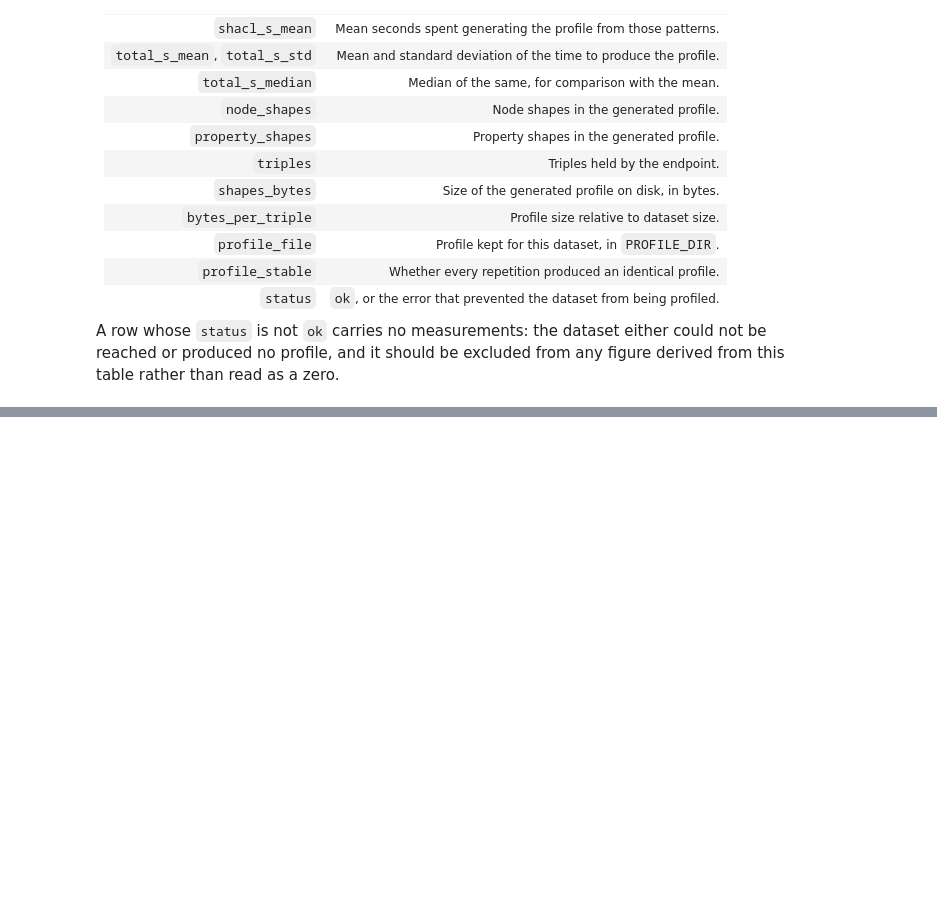
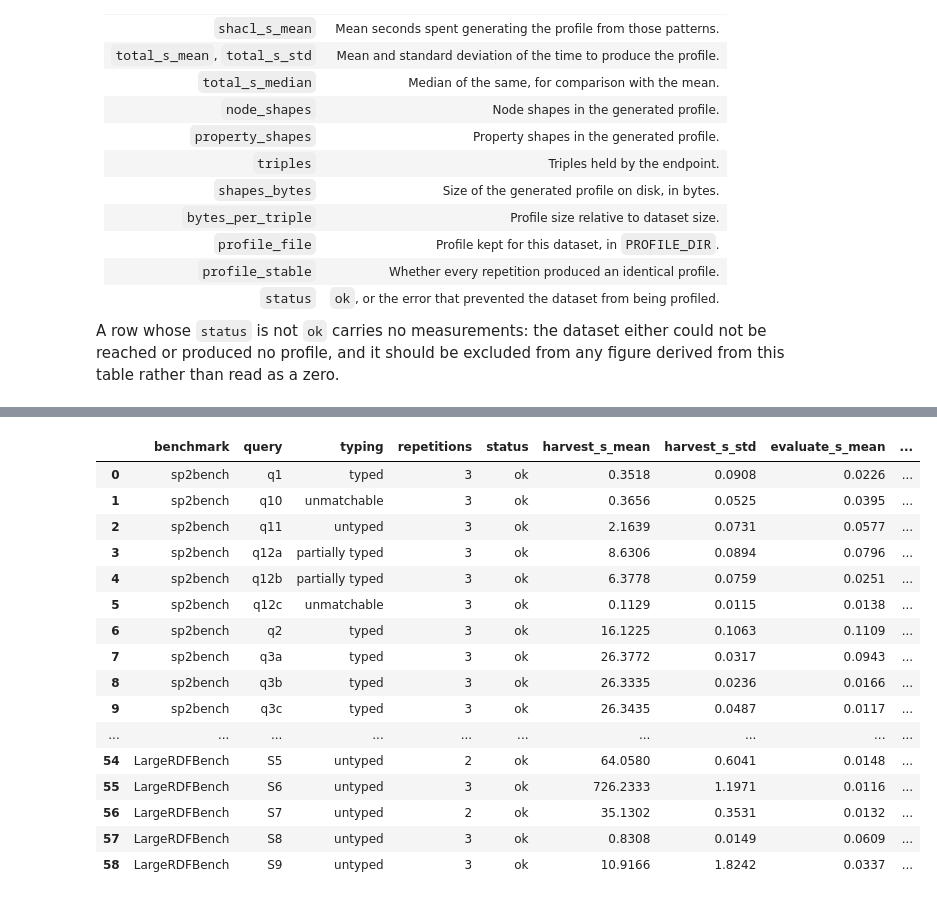
Before and after one commit to Acb897/PhD_Thesis_Benchmarks, a Jupyter notebook: NILE Benchmarks/Benchmarks.ipynb, the cells around one changed output, grey strips where cells are left out. Saved outputs shown, nothing was run; the diff lists cells and outputs as text; code cells hidden in the pictures; blank space fills up the shorter version.

Commit message:
New run after SCARAB fixes

```diff
--- a/NILE Benchmarks/Benchmarks.ipynb
+++ b/NILE Benchmarks/Benchmarks.ipynb
@@ -530,0 +2516,74 @@ Saved to profile_benchmarks.csv (summary) and profile_runs.csv (per run)
+# %%
+# ------------------------------------------------------
+# SCARAB: aggregation and results
+# ------------------------------------------------------
+COST = ["harvest_s", "evaluate_s", "total_s", "source_requests", "source_bytes",
+        "store_requests", "triples", "patterns_full", "patterns_full_filtered",
+        "patterns_bind", "binding_query_s", "publication_s"]
+CORRECTNESS = ["expected_n", "obtained_n", "exact_match", "completeness_bag",
+               "soundness_bag", "completeness_set", "soundness_set"]
+
+
+def aggregate_runs(runs, repeats, discard_first):
+    """One row per query: mean/std of costs, last-run correctness, stability."""
+    ok = runs[runs["status"] == "ok"]  # costs come from successful runs only
+    if discard_first and repeats > 1:
+        ok = ok[ok["repetition"] > 1]
+    rows = []
+    for (benchmark, query), group in runs.groupby(["benchmark", "query"], sort=False):
+        measured = ok[(ok["benchmark"] == benchmark) & (ok["query"] == query)]
+        succeeded = group[group["status"] == "ok"]
+        last = succeeded.iloc[-1] if len(succeeded) else group.iloc[-1]
+        row = {"benchmark": benchmark, "query": query, "typing": last["typing"],
+               "repetitions": len(measured), "status": last["status"]}
+        for column in COST:
+            if column in measured:
+                row[f"{column}_mean"] = measured[column].mean()
+                row[f"{column}_std"] = measured[column].std()
+        for column in CORRECTNESS:
+            if column in group:
+                row[column] = last[column]
+        present = [c for c in ("completeness_bag", "soundness_bag") if c in measured]
+        row["correctness_stable"] = bool(
+            present and (measured[present].nunique(dropna=False) <= 1).all())
+        rows.append(row)
+    return pd.DataFrame(rows)
+
+
+def summarise_answers(frame, by):
+    out = []
+    for key, group in frame.groupby(by):
+        scored = group[group["completeness_bag"].notna() | group["soundness_bag"].notna()] \
+            if "completeness_bag" in group else group.iloc[0:0]
+        out.append({
+            by: key,
+            "queries": len(group),
+            "failed": int((group["status"] != "ok").sum()),
+            "scored": len(scored),
+            "exact_matches": int(scored["exact_match"].fillna(False).astype(bool).sum())
+                             if len(scored) else 0,
+            "completeness_bag_mean": scored["completeness_bag"].mean() if len(scored) else float("nan"),
+            "soundness_bag_mean": scored["soundness_bag"].mean() if len(scored) else float("nan"),
+            "total_s_median": group["total_s_mean"].median() if "total_s_mean" in group else float("nan"),
+            "source_requests_total": group["source_requests_mean"].sum() if "source_requests_mean" in group else float("nan"),
+            "triples_total": group["triples_mean"].sum() if "triples_mean" in group else float("nan"),
+        })
+    return pd.DataFrame(out).round(4)
+
+
+scarab_queries = aggregate_runs(scarab_runs, SCARAB_REPEATS, SCARAB_DISCARD_FIRST).round(4)
+scarab_by_benchmark = summarise_answers(scarab_queries, "benchmark")
+scarab_by_typing = summarise_answers(scarab_queries, "typing")
+
+scarab_queries.to_csv("scarab_queries.csv", index=False)
+scarab_by_benchmark.to_csv("scarab_by_benchmark.csv", index=False)
+scarab_by_typing.to_csv("scarab_by_typing.csv", index=False)
+
+if not scarab_queries["correctness_stable"].all():
+    print("Warning: correctness varied between repetitions for",
+          list(scarab_queries.loc[~scarab_queries["correctness_stable"], "query"]))
+
+print("By benchmark");    display(scarab_by_benchmark)
+print("By typing class"); display(scarab_by_typing)
+print("Per query");       display(scarab_queries)
+# %% [output]
@@ -530,0 +2603,17 @@ Saved to profile_benchmarks.csv (summary) and profile_runs.csv (per run)
+|  | benchmark | query | typing | repetitions | status | harvest_s_mean | harvest_s_std | evaluate_s_mean | ... |
+| 0 | sp2bench | q1 | typed | 3 | ok | 0.3518 | 0.0908 | 0.0226 | ... |
+| 1 | sp2bench | q10 | unmatchable | 3 | ok | 0.3656 | 0.0525 | 0.0395 | ... |
+| 2 | sp2bench | q11 | untyped | 3 | ok | 2.1639 | 0.0731 | 0.0577 | ... |
+| 3 | sp2bench | q12a | partially typed | 3 | ok | 8.6306 | 0.0894 | 0.0796 | ... |
+| 4 | sp2bench | q12b | partially typed | 3 | ok | 6.3778 | 0.0759 | 0.0251 | ... |
+| 5 | sp2bench | q12c | unmatchable | 3 | ok | 0.1129 | 0.0115 | 0.0138 | ... |
+| 6 | sp2bench | q2 | typed | 3 | ok | 16.1225 | 0.1063 | 0.1109 | ... |
+| 7 | sp2bench | q3a | typed | 3 | ok | 26.3772 | 0.0317 | 0.0943 | ... |
+| 8 | sp2bench | q3b | typed | 3 | ok | 26.3335 | 0.0236 | 0.0166 | ... |
+| 9 | sp2bench | q3c | typed | 3 | ok | 26.3435 | 0.0487 | 0.0117 | ... |
+| ... | ... | ... | ... | ... | ... | ... | ... | ... | ... |
+| 54 | LargeRDFBench | S5 | untyped | 2 | ok | 64.0580 | 0.6041 | 0.0148 | ... |
+| 55 | LargeRDFBench | S6 | untyped | 3 | ok | 726.2333 | 1.1971 | 0.0116 | ... |
+| 56 | LargeRDFBench | S7 | untyped | 2 | ok | 35.1302 | 0.3531 | 0.0132 | ... |
+| 57 | LargeRDFBench | S8 | untyped | 3 | ok | 0.8308 | 0.0149 | 0.0609 | ... |
+| 58 | LargeRDFBench | S9 | untyped | 3 | ok | 10.9166 | 1.8242 | 0.0337 | ... |
```
Also changed, not shown: parts of 51 cells of this notebook.
